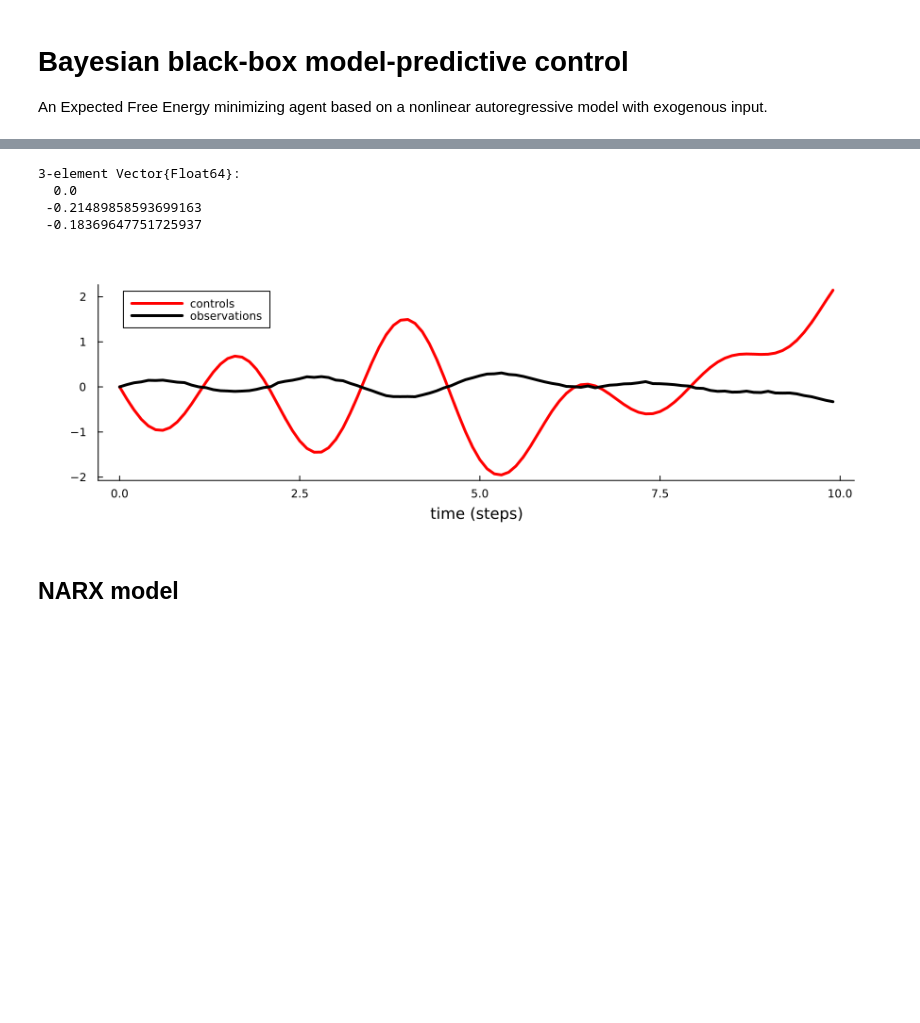
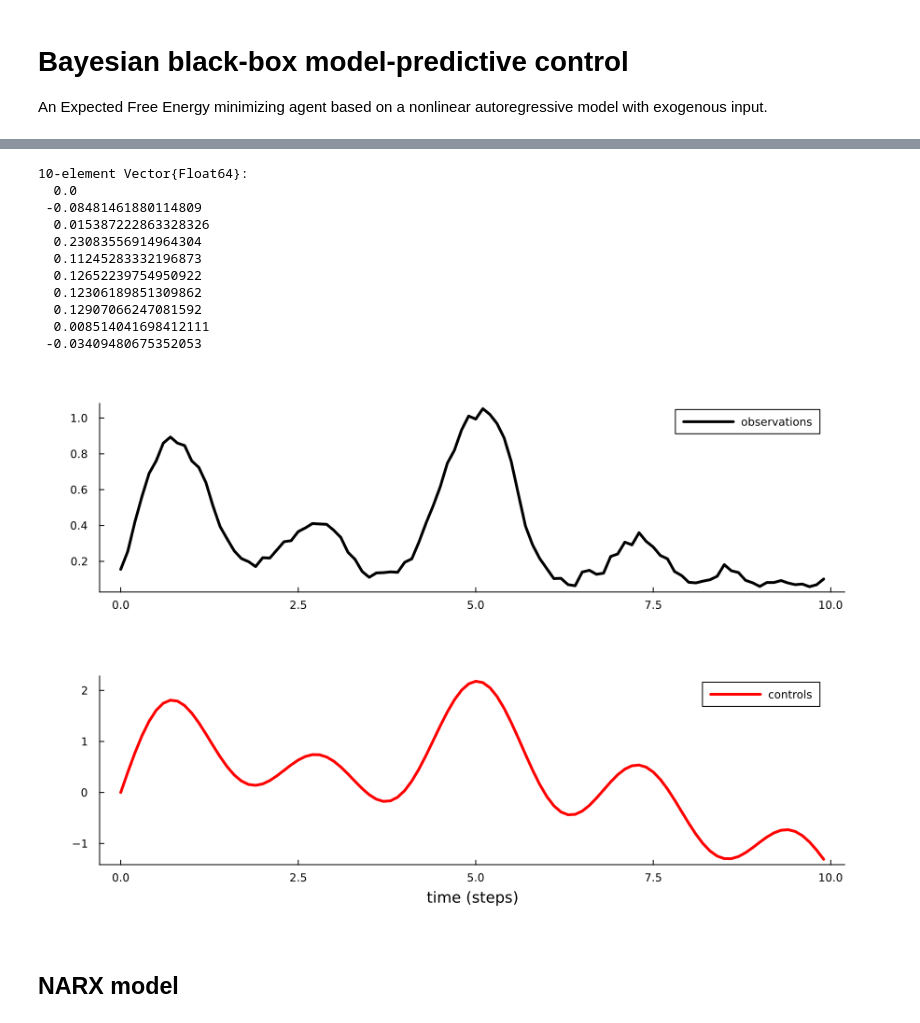
Before and after one commit to wmkouw/narx-efe, a Jupyter notebook: verification/NARX-EFE verification.ipynb, the cells around one changed output, grey strips where cells are left out. Cells and saved outputs as stored; diff of their text form; code cells hidden in the pictures; blank space fills up the shorter version.

```diff
--- a/verification/NARX-EFE verification.ipynb
+++ b/verification/NARX-EFE verification.ipynb
@@ -26,17 +26,25 @@ includet("./ARXsystem.jl"); using .ARXsystem
 # %%
 # Noise
-sys_mnoise_sd = 0.01;
+sys_mnoise_sd = 0.02;
 
-# True coefficients
+H = 3
+sys_basis(x) = cat([1; [x.^d for d in 1:H]]...,dims=1)
 M_in = 1
 M_out = 1
-M = M_in + M_out
-sys_coefficients = [0.0; randn(M)./3]
+M = size(sys_basis(zeros(1 + M_in+M_out)),1);
+sys_coefficients = [0.0; randn(M-1).*range(M-1, step=-1, stop=1)./50]
 # %% [output]
-3-element Vector{Float64}:
+10-element Vector{Float64}:
   0.0
- -0.21489858593699163
- -0.18369647751725937
+ -0.08481461880114809
+  0.015387222863328326
+  0.23083556914964304
+  0.11245283332196873
+  0.12652239754950922
+  0.12306189851309862
+  0.12907066247081592
+  0.008514041698412111
+ -0.03409480675352053
 # %%
 # Time
 N = 100
@@ -46,8 +54,7 @@ tsteps = collect(range(0.0, step=Δt, length=N));
 # Inputs
 A  = rand(10)*200 .- 100
 Ω  = rand(10)*3
-controls = mean([A[i]*sin.(Ω[i].*tsteps
-) for i = 1:10]) ./ 10;
+controls = mean([A[i]*sin.(Ω[i].*tsteps) for i = 1:10]) ./ 10;
 # %%
 # Outputs
 
@@ -59,11 +66,11 @@ for k in 1:N
     observations[k] = system.observation
 end
 # %%
-plot(xlabel="time (steps)", size=(900,300))
-plot!(tsteps, controls, color="red", label="controls")
-plot!(tsteps, observations, color="black", label="observations")
+p101 = plot(tsteps, observations, color="black", label="observations")
+p102 = plot(tsteps, controls, color="red", label="controls", xlabel="time (steps)")
+plot(p101, p102, layout=grid(2,1), size=(900,600))
 # %% [output]
-[figure, old version]
+[figure, new version]
 # %% [markdown]
 ## NARX model
 # %%
```
Also changed, not shown: parts of 27 cells of this notebook, 7 other files.
